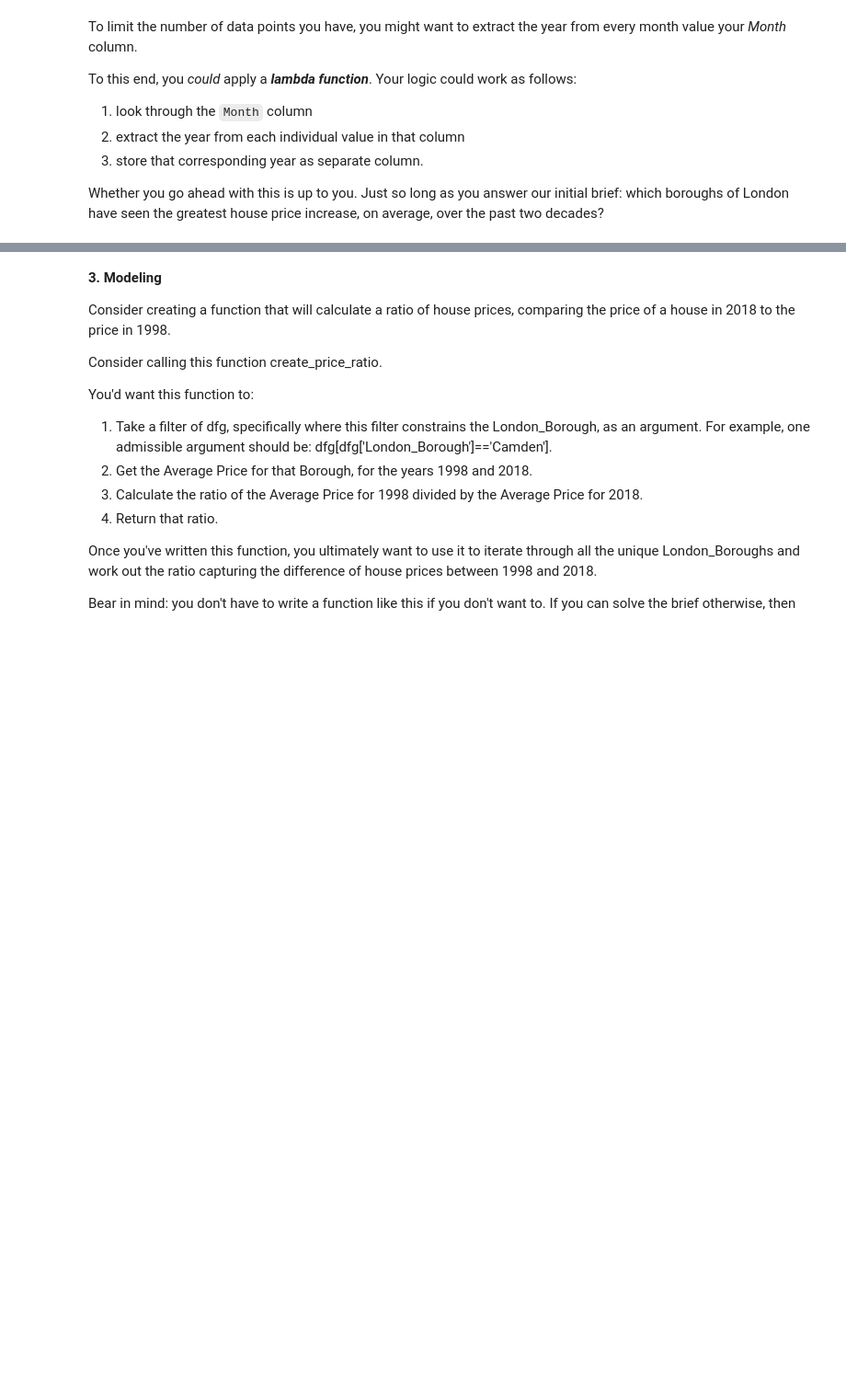
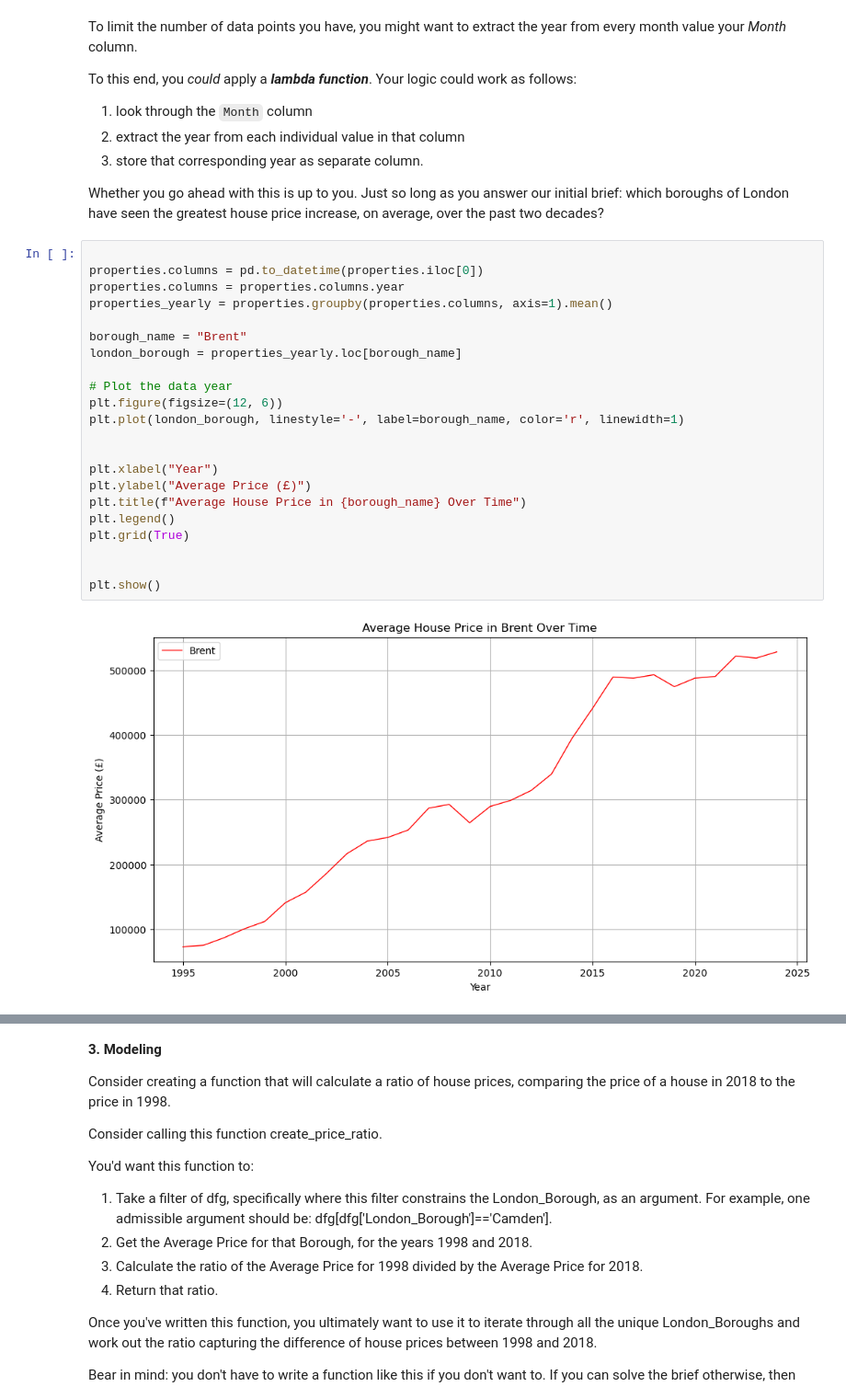
Before and after one commit to Diego5091/SpringBoad, a Jupyter notebook: Unit_4_Challenge_Tier3.ipynb, the cells around one changed output, grey strips where cells are left out. Shown: that part at 92% size. Drawn from its saved outputs; the diff is of its cells as text; blank space fills up the shorter version.

```diff
--- a/Unit_4_Challenge_Tier3.ipynb
+++ b/Unit_4_Challenge_Tier3.ipynb
@@ -296,3 +300,27 @@ To this end, you *could* apply a ***lambda function***. Your logic could work as
 3. store that corresponding year as separate column.
 
 Whether you go ahead with this is up to you. Just so long as you answer our initial brief: which boroughs of London have seen the greatest house price increase, on average, over the past two decades?
+# %%
+
+properties.columns = pd.to_datetime(properties.iloc[0])
+properties.columns = properties.columns.year
+properties_yearly = properties.groupby(properties.columns, axis=1).mean()
+
+borough_name = "Brent"
+london_borough = properties_yearly.loc[borough_name]
+
+# Plot the data year
+plt.figure(figsize=(12, 6))
+plt.plot(london_borough, linestyle='-', label=borough_name, color='r', linewidth=1)
+
+
+plt.xlabel("Year")
+plt.ylabel("Average Price (£)")
+plt.title(f"Average House Price in {borough_name} Over Time")
+plt.legend()
+plt.grid(True)
+
+
+plt.show()
+# %% [output]
+[figure, added]
```
Also changed, not shown: parts of 6 cells of this notebook.
